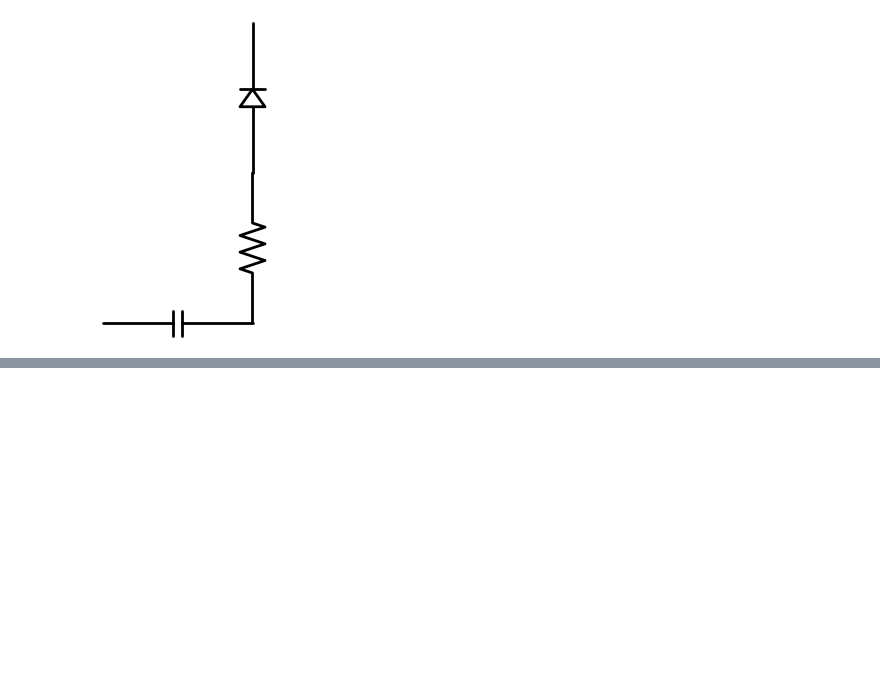
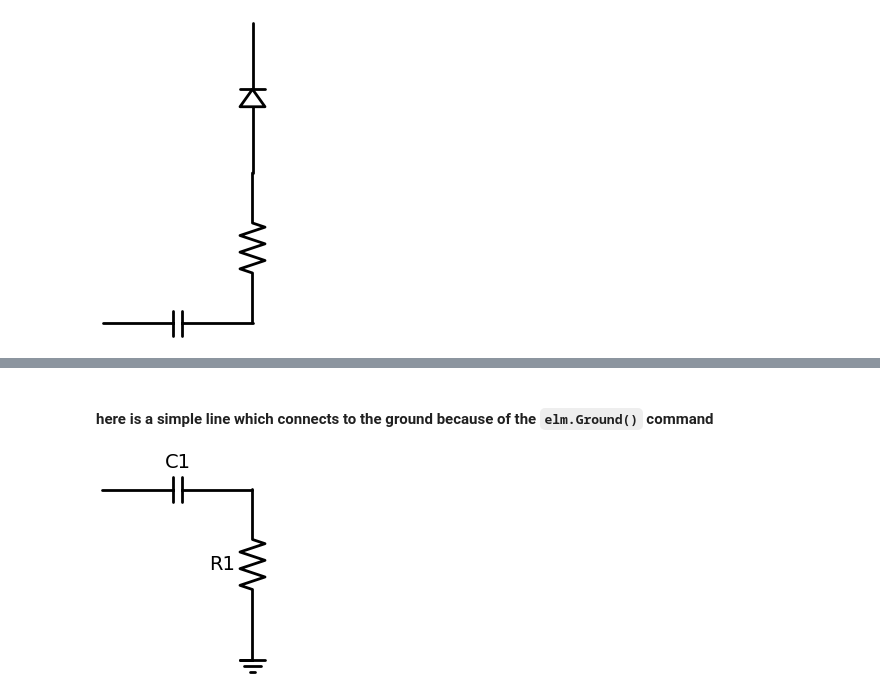
Before and after one commit to LaboratoryPatternRecognition/CircuitElectronics, a Jupyter notebook: _sources/Circuit_Electronics/SchemDrawGuide.ipynb, the cells around one changed output, grey strips where cells are left out. Cells and saved outputs as stored; diff of their text form; code cells hidden in the pictures; blank space fills up the shorter version.

```diff
--- a/_sources/Circuit_Electronics/SchemDrawGuide.ipynb
+++ b/_sources/Circuit_Electronics/SchemDrawGuide.ipynb
@@ -309,10 +114,0 @@ Target: Create a circuit where components change directions (up/down) and are la
-# %%
-import schemdraw
-from schemdraw import elements as e
-
-with schemdraw.Drawing() as d:
-    d += e.SourceV().label('V1')  # Voltage source labeled V1
-    d += e.Resistor().right().label('R1')  # Resistor R1 to the right
-    d += e.Capacitor().down().label('C1')  # Capacitor C1 vertically down
-    d += e.Resistor().left().label('R2')  # Resistor R2 to the left
-    d += e.Ground()  # Ground connection
@@ -351,0 +127,12 @@ TypeError: Element._place() missing 1 required positional argument: 'dwgtheta'
+# %% [markdown]
+#### here is a simple line which connects to the ground because of the `elm.Ground()` command
+# %%
+import schemdraw
+from schemdraw import elements as e
+
+with schemdraw.Drawing() as d:
+    d += e.Capacitor().label('C1')
+    d += e.Resistor().down().label('R1')
+    d += e.Ground()
+# %% [output]
+[figure, added]
```
Also changed, not shown: parts of 77 cells of this notebook, 47 other files.
